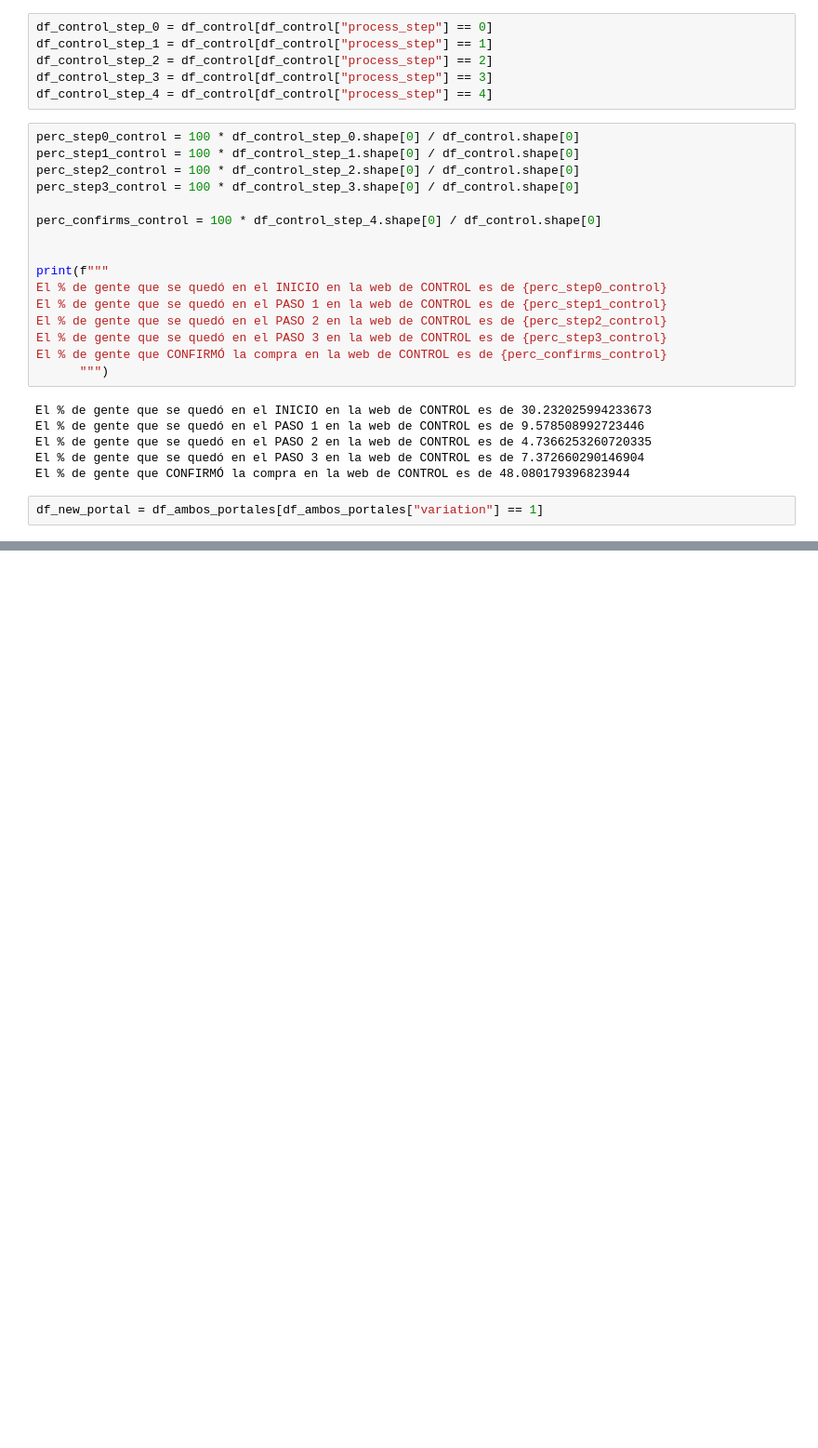
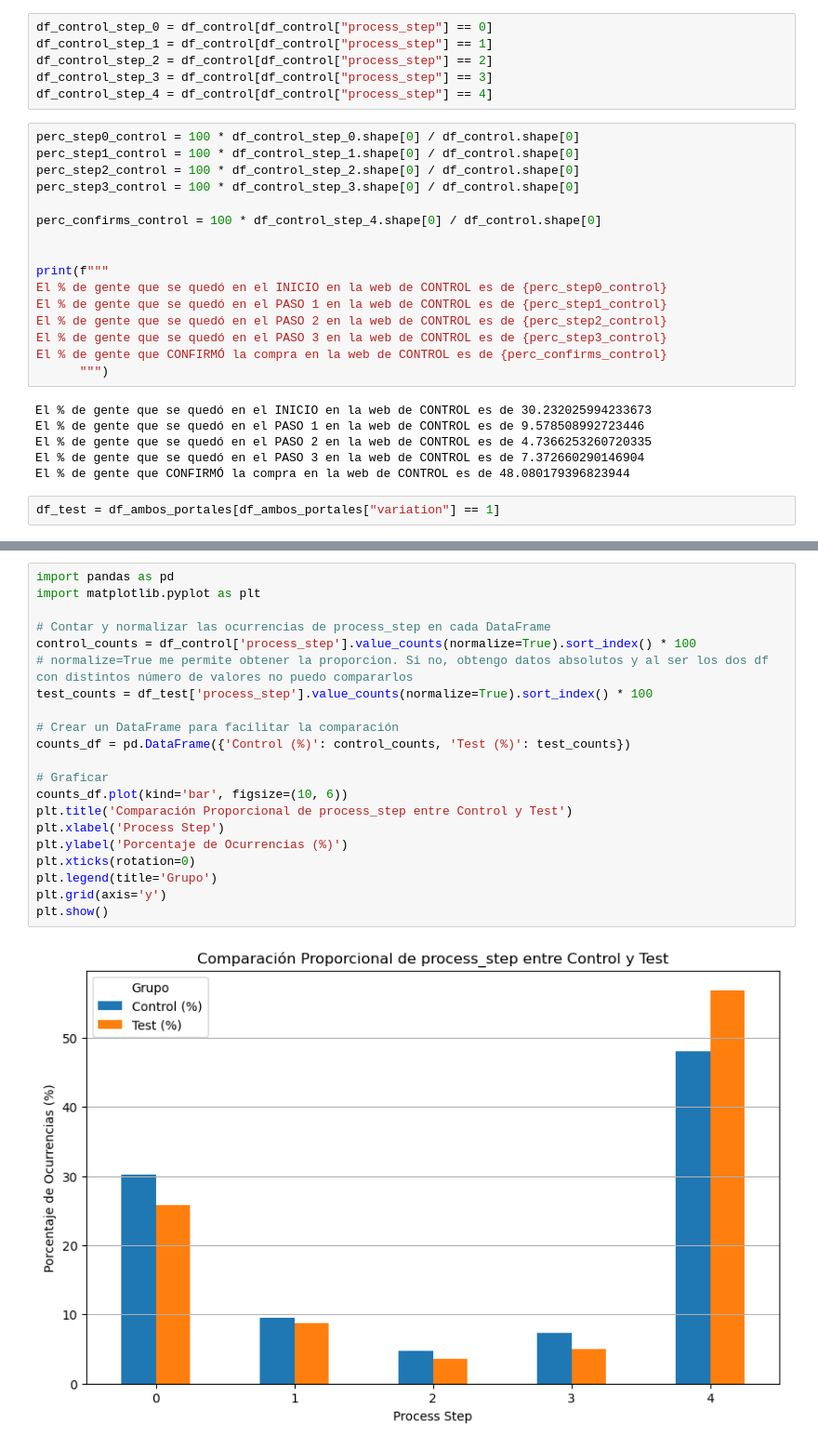
Before and after one commit to ivanalonsom/Project5_EDA_Inferential_Stats, a Jupyter notebook: main.ipynb, the cells around one changed output, grey strips where cells are left out. Shown: that part at 93% size. Drawn from its saved outputs; the diff is of its cells as text; blank space fills up the shorter version.

```diff
--- a/main.ipynb
+++ b/main.ipynb
@@ -199,5 +199,5 @@ El % de gente que se quedó en el PASO 2 en la web de CONTROL es de 4.7366253260
 El % de gente que se quedó en el PASO 3 en la web de CONTROL es de 7.372660290146904
 El % de gente que CONFIRMÓ la compra en la web de CONTROL es de 48.080179396823944
 # %%
-df_new_portal = df_ambos_portales[df_ambos_portales["variation"] == 1]
+df_test = df_ambos_portales[df_ambos_portales["variation"] == 1]
 # %%
@@ -229,0 +264,23 @@ El % de gente que CONFIRMÓ la compra en la web de TEST es de 48.080179396823944
+# %%
+import pandas as pd
+import matplotlib.pyplot as plt
+
+# Contar y normalizar las ocurrencias de process_step en cada DataFrame
+control_counts = df_control['process_step'].value_counts(normalize=True).sort_index() * 100
+# normalize=True me permite obtener la proporcion. Si no, obtengo datos absolutos y al ser los dos df con distintos número de valores no puedo compararlos
+test_counts = df_test['process_step'].value_counts(normalize=True).sort_index() * 100
+
+# Crear un DataFrame para facilitar la comparación
+counts_df = pd.DataFrame({'Control (%)': control_counts, 'Test (%)': test_counts})
+
+# Graficar
+counts_df.plot(kind='bar', figsize=(10, 6))
+plt.title('Comparación Proporcional de process_step entre Control y Test')
+plt.xlabel('Process Step')
+plt.ylabel('Porcentaje de Ocurrencias (%)')
+plt.xticks(rotation=0)
+plt.legend(title='Grupo')
+plt.grid(axis='y')
+plt.show()
+# %% [output]
+[figure, added]
```
Also changed, not shown: parts of 4 cells of this notebook.
